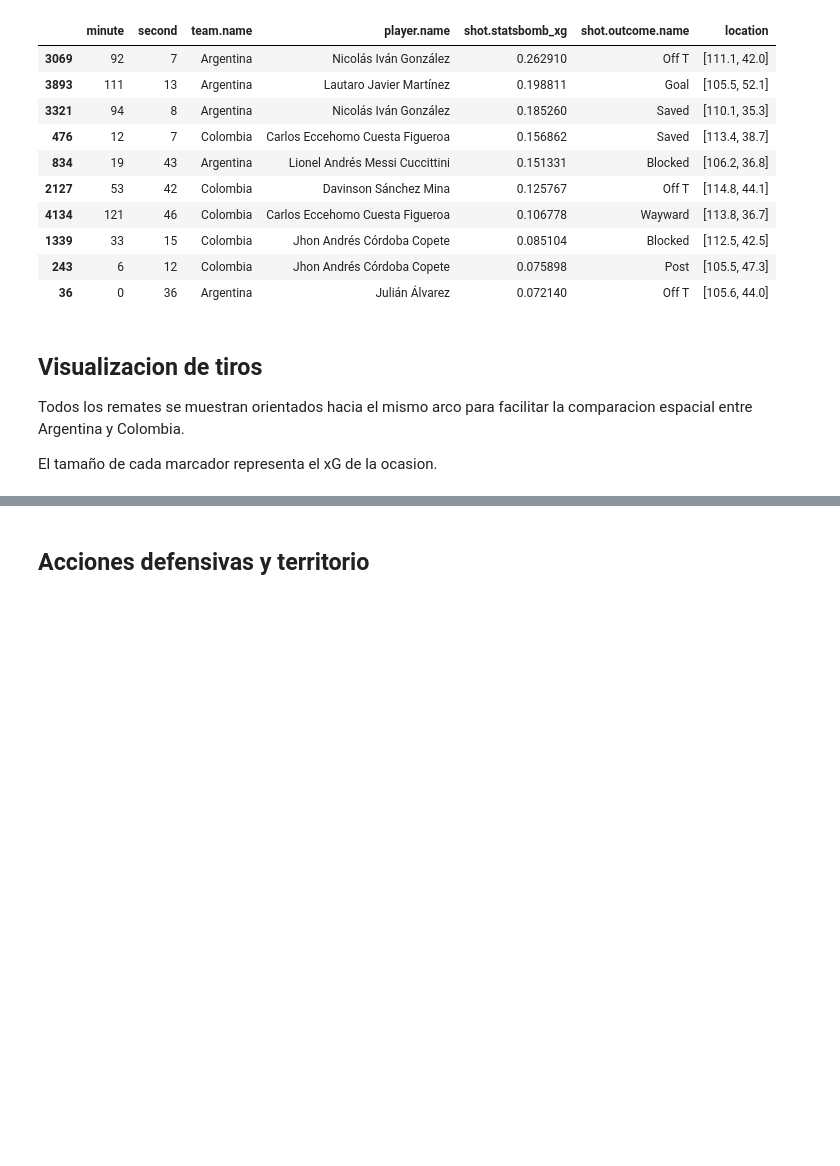
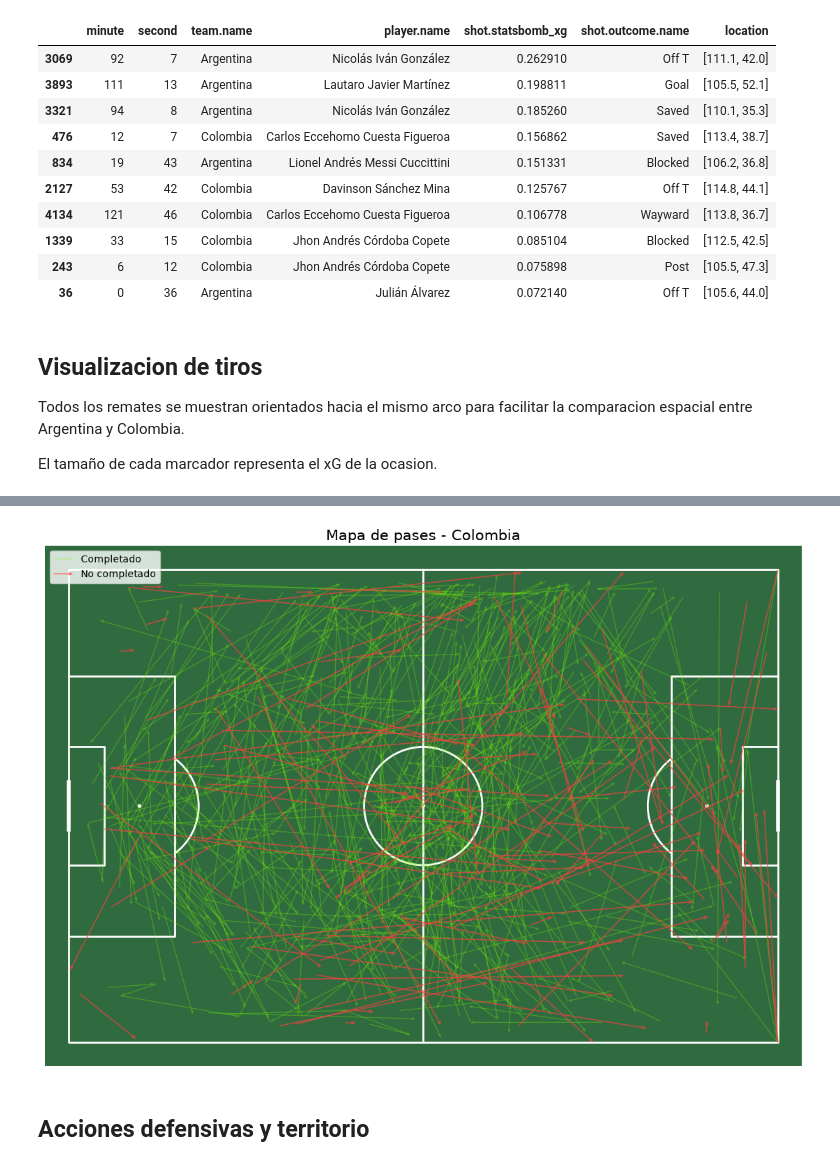
Before and after one commit to manupardo29/football-match-analysis, a Jupyter notebook: notebooks/01_primer_analisis.ipynb, the cells around one changed output, grey strips where cells are left out. Drawn from its saved outputs; the diff is of its cells as text; code cells hidden in the pictures; blank space fills up the shorter version.

```diff
--- a/notebooks/01_primer_analisis.ipynb
+++ b/notebooks/01_primer_analisis.ipynb
@@ -371,2 +907,10 @@ plt.show()
+# %%
+crear_mapa_pases_equipo(
+    df_pases_mapa,
+    "Colombia",
+    "../outputs/figures/mapa_pases_colombia.png"
+)
+# %% [output]
+[figure, added]
 # %% [markdown]
 ## Acciones defensivas y territorio
```
Also changed, not shown: parts of 37 cells of this notebook, 4 other files.
